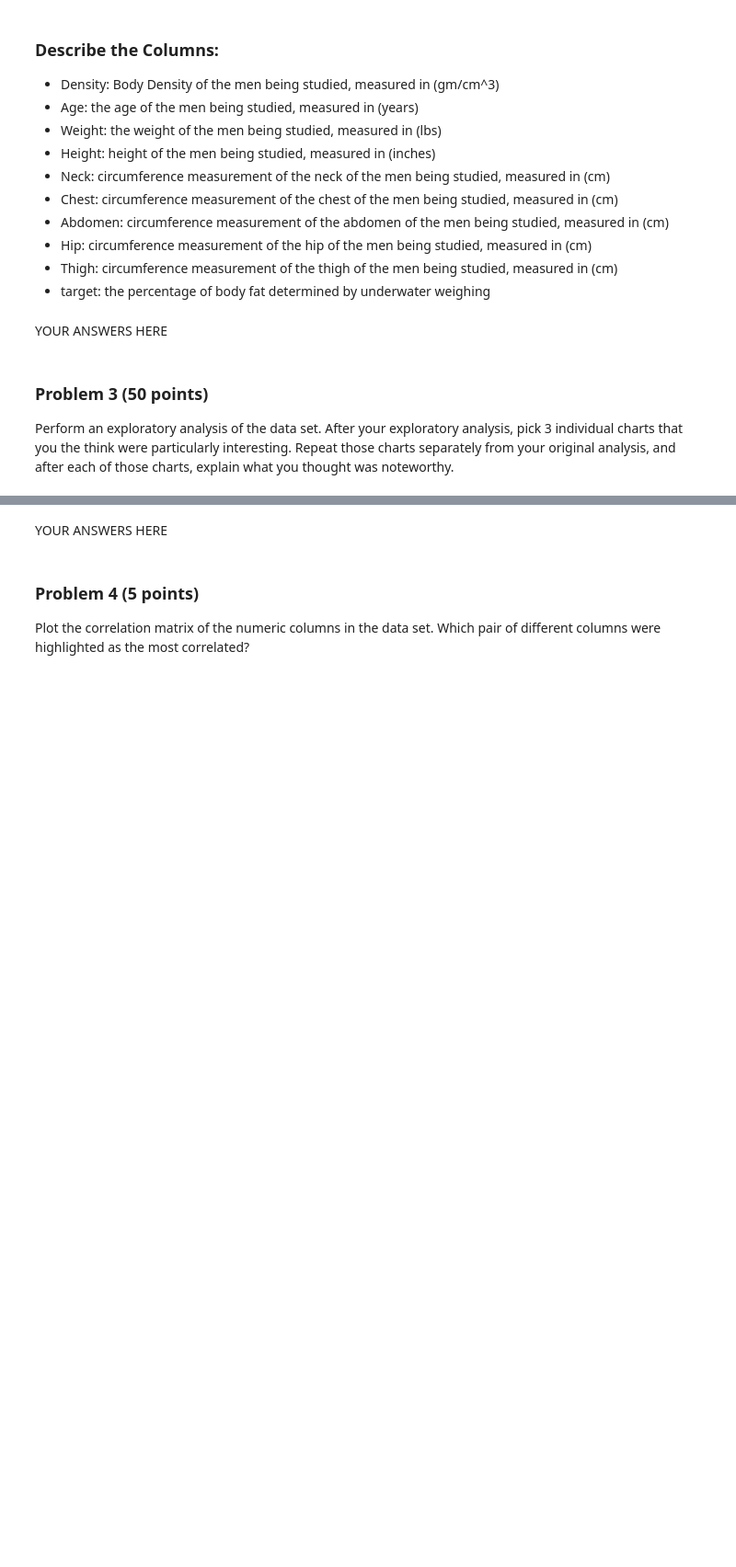
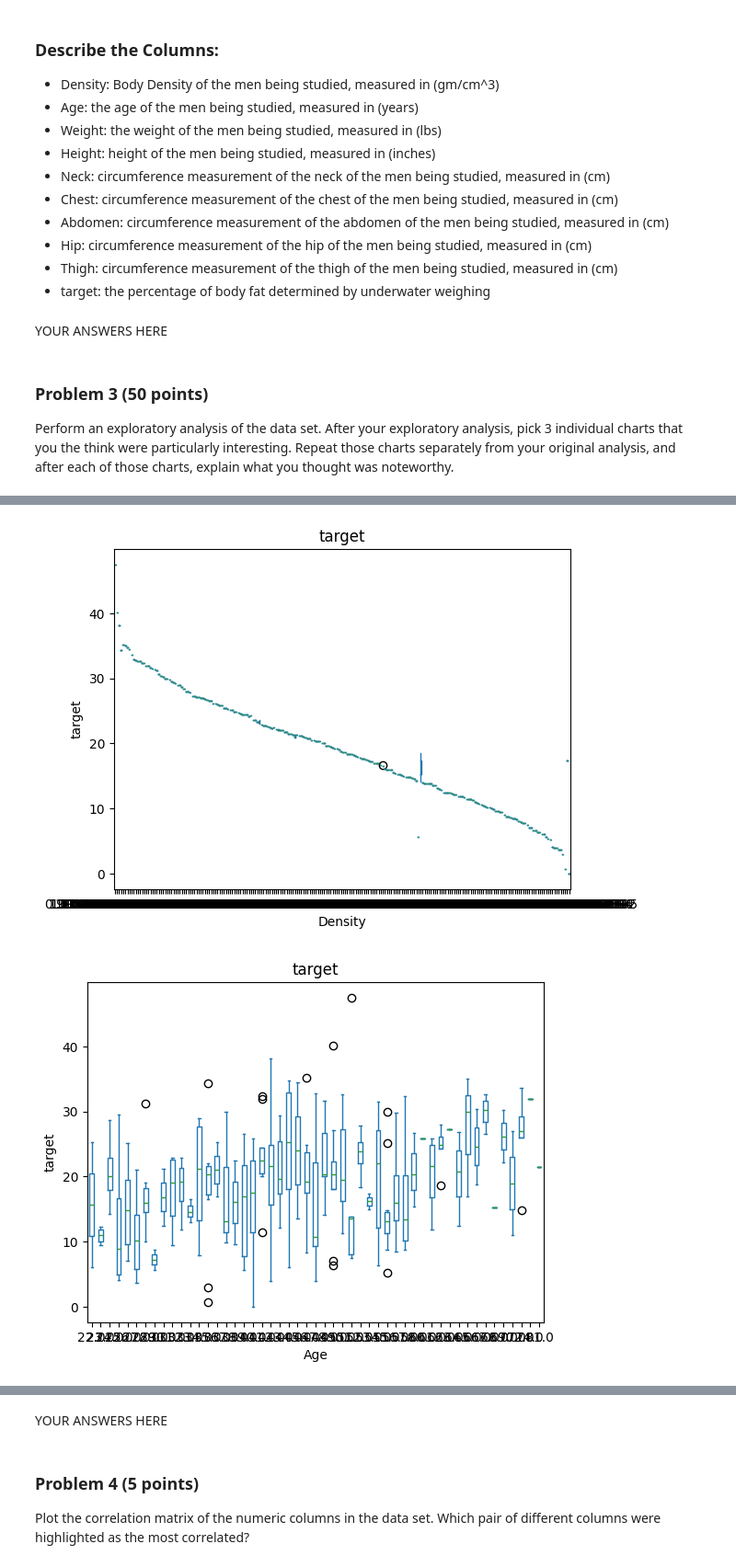
Before and after one commit to Haleymussary00/dx602-final-project, a Jupyter notebook: project.ipynb, the cells around one changed output, grey strips where cells are left out. Shown at 92% size. Cells and saved outputs as stored; diff of their text form; code cells hidden in the pictures; blank space fills up the shorter version.

```diff
--- a/project.ipynb
+++ b/project.ipynb
@@ -204,0 +251,13 @@ body_fat
+# %%
+# Look at Box Plots of every Column to Check for Outlier
+
+for c in body_fat.columns:
+    if c == "target":
+        continue
+    body_fat.plot.box(column="target", by=c)
+    plt.xlabel(c)
+    plt.ylabel("target")
+    plt.show()
+# %% [output]
+[figure, added]
+[figure, added]
```
Also changed, not shown: parts of 11 cells of this notebook.
